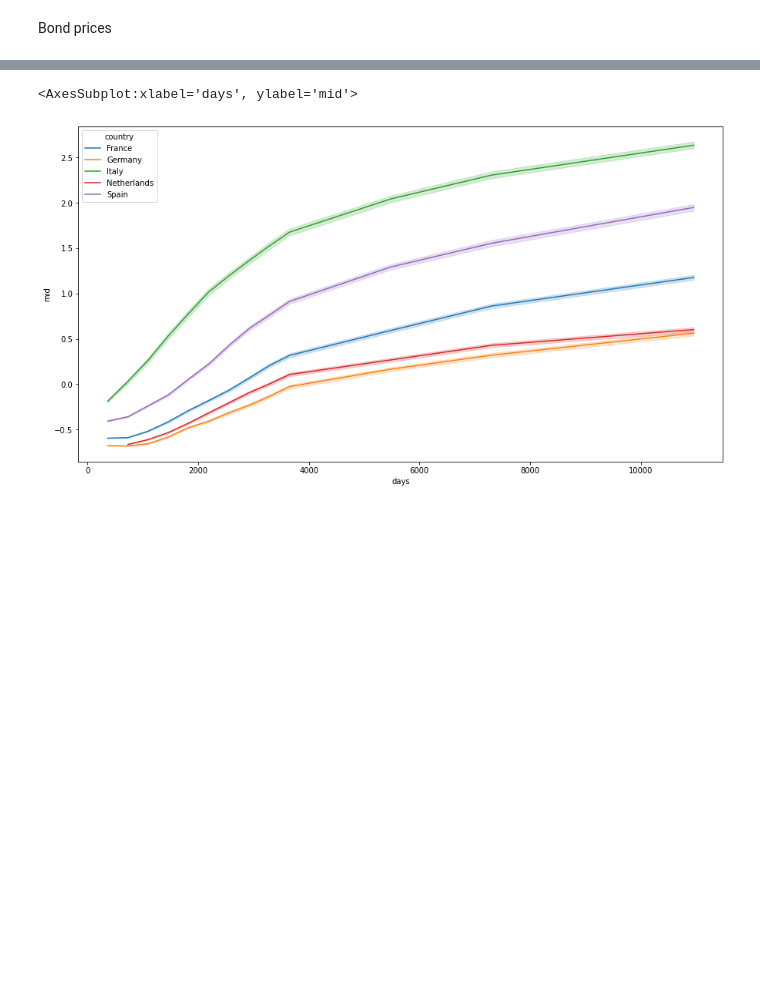
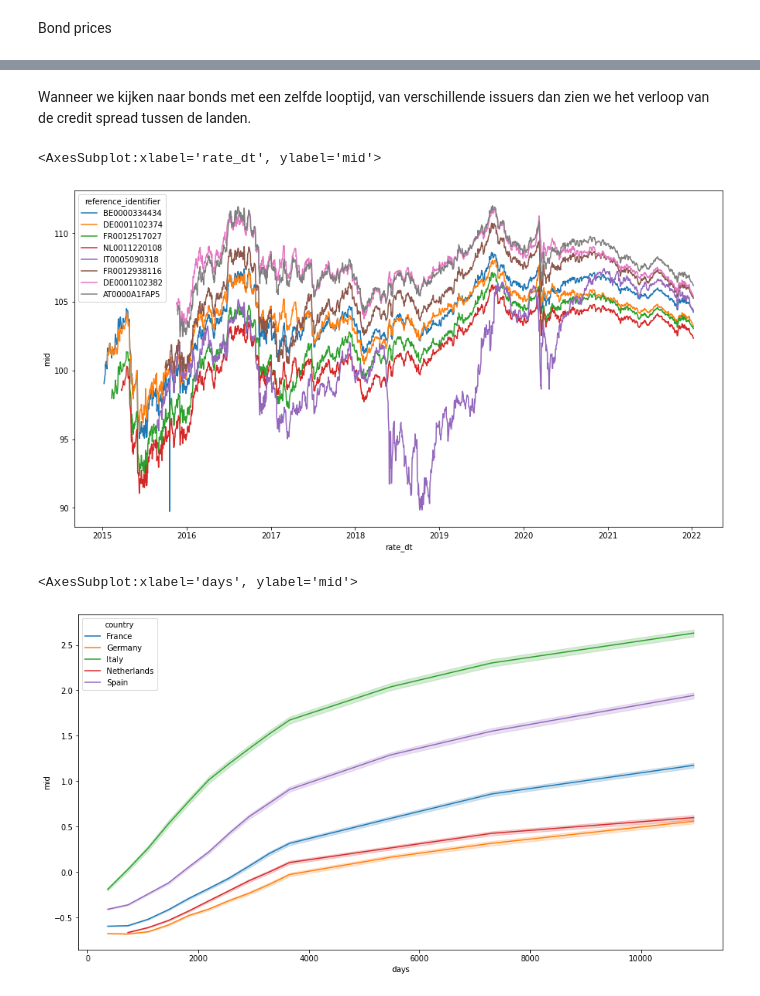
Before and after one commit to Merijn68/BondTrading, a Jupyter notebook: notebooks/03_data_exploratie.ipynb, the cells around one changed output, grey strips where cells are left out. Cells and saved outputs as stored; diff of their text form; code cells hidden in the pictures; blank space fills up the shorter version.

```diff
--- a/notebooks/03_data_exploratie.ipynb
+++ b/notebooks/03_data_exploratie.ipynb
@@ -119,3 +111,15 @@ df_yield['mid'] = (df_yield['bid'] + df_yield['offer'] ) /2
+# %% [markdown]
+Wanneer we kijken naar bonds met een zelfde looptijd, van verschillende issuers dan zien we het verloop van de credit spread tussen de landen.
+# %%
+# 10 years bonds from one year
+
+df_10y = df_bp[df_bp['bond_duration'].dt.days.between(3500,4000)]
+df  = df_10y[df_10y['issue_dt'].between('1-jan-2015', '31-dec-2015')]
+plt.figure(figsize=(15,8))
+sns.lineplot(data = df, x = 'rate_dt', y = 'mid', hue = 'reference_identifier')
+# %% [output]
+<AxesSubplot:xlabel='rate_dt', ylabel='mid'>
+[figure, added]
 # %%
 plt.figure(figsize=(15,8))
 df_yield['days'] = df_yield['time'].dt.days
```
Also changed, not shown: parts of 23 cells of this notebook, 13 other files.
